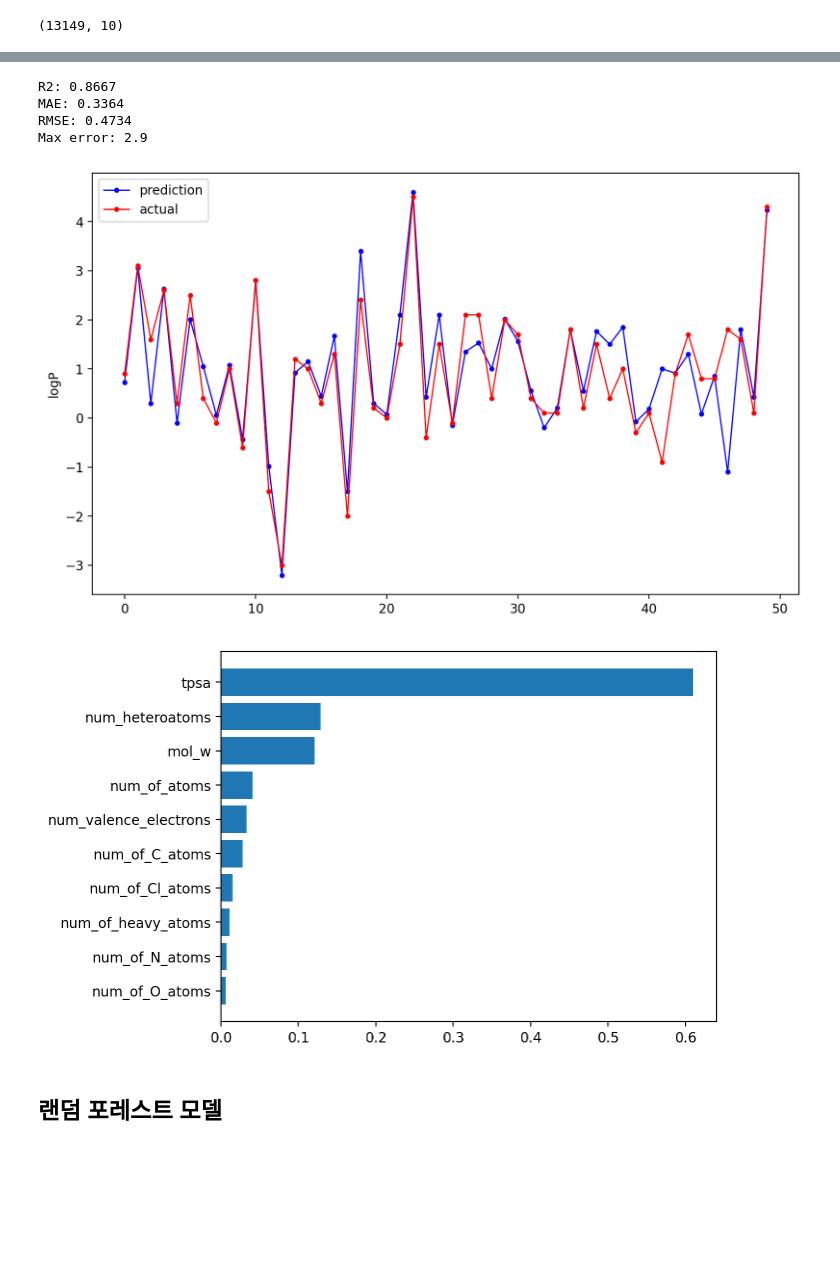
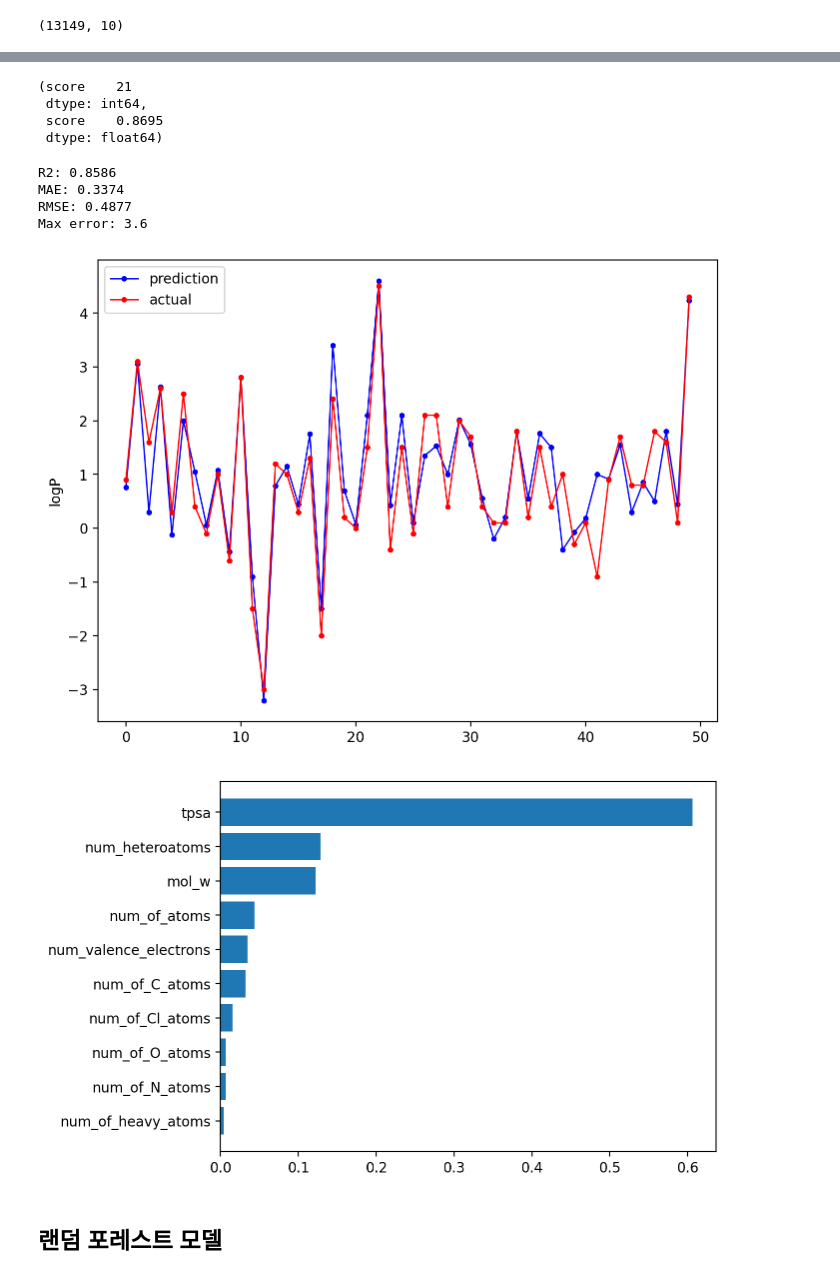
Before and after one commit to StillWork/AIDD0713, a Jupyter notebook: z3_MachineLearning.ipynb, the cells around one changed output, grey strips where cells are left out. Saved outputs shown, nothing was run; the diff lists cells and outputs as text; code cells hidden in the pictures; blank space fills up the shorter version.

```diff
--- a/z3_MachineLearning.ipynb
+++ b/z3_MachineLearning.ipynb
@@ -271,7 +282,7 @@ def show_reg_result(y_test, y_pred, N=50):
     # 일부 실제값과 예측값 샘플을 plot으로 비교하여 그려본다 (N 개)
 
     if N > 0:
-      plt.figure(figsize=(10, 6))
+      plt.figure(figsize=(8, 6))
       plt.plot(y_pred[:N], ".b-", label="prediction", linewidth=1.0)
       plt.plot(y_test[:N], '.r-', label="actual", linewidth=1.0)
       plt.legend()
@@ -354,7 +340,7 @@ X_train.shape
 # %%
-lin.fit(X_train, y_train)
-y_pred = lin.predict(X_test)
-show_reg_result(y_test, y_pred,100)
+lin.fit(train.X, train.y)
+y_pred = lin.predict(test.X)
+show_reg_result(test.y, y_pred,100)
 # %% [output]
 R2: 0.7907
 MAE: 0.4625
@@ -384,8 +371,10 @@ plot_feature_weight(train_df.columns, lin.coef_)
 # %%
 # 최적의 트리 깊이 (max_depth)를 실험으로 찾는다
 
-for depth in range(1,30,2):
+res = []
+for depth in range(1,50,2):
     dtr = DecisionTreeRegressor(max_depth=depth)
     dtr.fit(X_train, y_train)
-    print(depth, dtr.score(X_test, y_test).round(3))
+    res.append((depth, dtr.score(X_test, y_test).round(4)))
+res[:5]
 # %% [output]
@@ -407,22 +398,29 @@ for depth in range(1,30,2):
+# %%
+df_res.idxmax(), df_res.max()
+# %% [output]
+(score    21
+ dtype: int64,
+ score    0.8695
+ dtype: float64)
 # %%
-# 결정 트리 회귀 모델
+# 결정 트리 회귀 모델 성능 보기
 
-dtr = DecisionTreeRegressor(max_depth=17)
+dtr = DecisionTreeRegressor(max_depth=21)
 dtr.fit(X_train, y_train)
 y_pred = dtr.predict(X_test)
 show_reg_result(y_test, y_pred)
 # %% [output]
-R2: 0.8667
-MAE: 0.3364
-RMSE: 0.4734
-Max error: 2.9
+R2: 0.8586
+MAE: 0.3374
+RMSE: 0.4877
+Max error: 3.6
-[figure, old version]
+[figure, new version]
 # %%
 # 트리 모델이 제공하는 특성 중요도 (feature_importances_) 보기
 
 plot_feature_weight(train_df.columns, dtr.feature_importances_)
 # %% [output]
-[figure, old version]
+[figure, new version]
 # %% [markdown]
 ## 랜덤 포레스트 모델
 # %%
```
Also changed, not shown: parts of 53 cells of this notebook, 2 other files.
